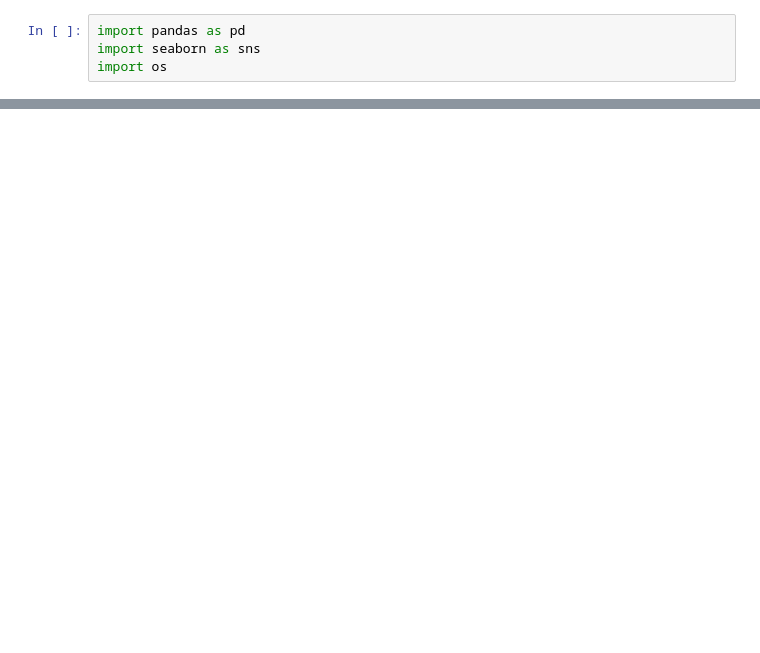
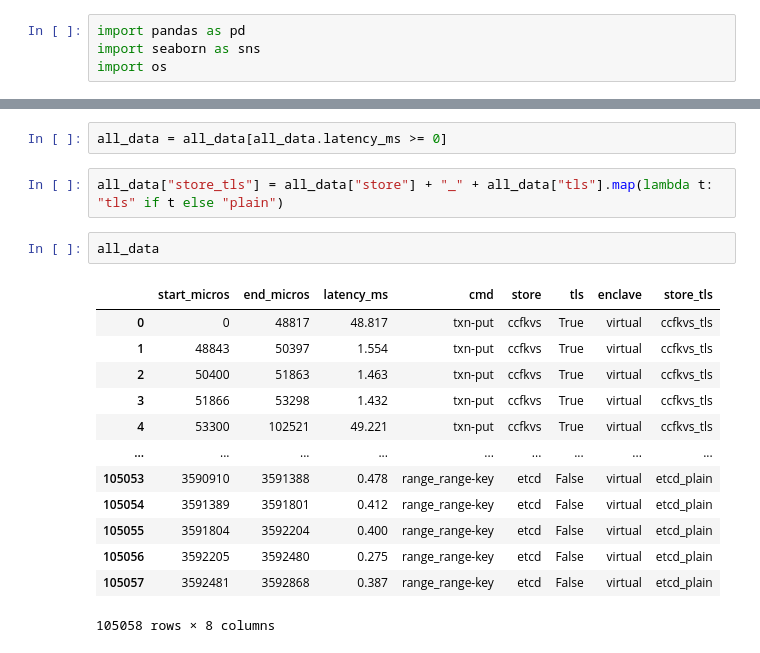
Before and after one commit to microsoft/LSKV, a Jupyter notebook: analysis.ipynb, the cells around one changed output, grey strips where cells are left out. Saved outputs shown, nothing was run; the diff lists cells and outputs as text; blank space fills up the shorter version.

```diff
--- a/analysis.ipynb
+++ b/analysis.ipynb
@@ -38 +51,21 @@ all_data[all_data.latency_ms < 0]
+# %%
+all_data = all_data[all_data.latency_ms >= 0]
+# %%
+all_data["store_tls"] = all_data["store"] + "_" + all_data["tls"].map(lambda t: "tls" if t else "plain")
+# %%
+all_data
+# %% [output]
+|  | start_micros | end_micros | latency_ms | cmd | store | tls | enclave | store_tls |
+| 0 | 0 | 48817 | 48.817 | txn-put | ccfkvs | True | virtual | ccfkvs_tls |
+| 1 | 48843 | 50397 | 1.554 | txn-put | ccfkvs | True | virtual | ccfkvs_tls |
+| 2 | 50400 | 51863 | 1.463 | txn-put | ccfkvs | True | virtual | ccfkvs_tls |
+| 3 | 51866 | 53298 | 1.432 | txn-put | ccfkvs | True | virtual | ccfkvs_tls |
+| 4 | 53300 | 102521 | 49.221 | txn-put | ccfkvs | True | virtual | ccfkvs_tls |
+| ... | ... | ... | ... | ... | ... | ... | ... | ... |
+| 105053 | 3590910 | 3591388 | 0.478 | range_range-key | etcd | False | virtual | etcd_plain |
+| 105054 | 3591389 | 3591801 | 0.412 | range_range-key | etcd | False | virtual | etcd_plain |
+| 105055 | 3591804 | 3592204 | 0.400 | range_range-key | etcd | False | virtual | etcd_plain |
+| 105056 | 3592205 | 3592480 | 0.275 | range_range-key | etcd | False | virtual | etcd_plain |
+| 105057 | 3592481 | 3592868 | 0.387 | range_range-key | etcd | False | virtual | etcd_plain |
+105058 rows × 8 columns
 # %%
```
Also changed, not shown: parts of 4 cells of this notebook.
